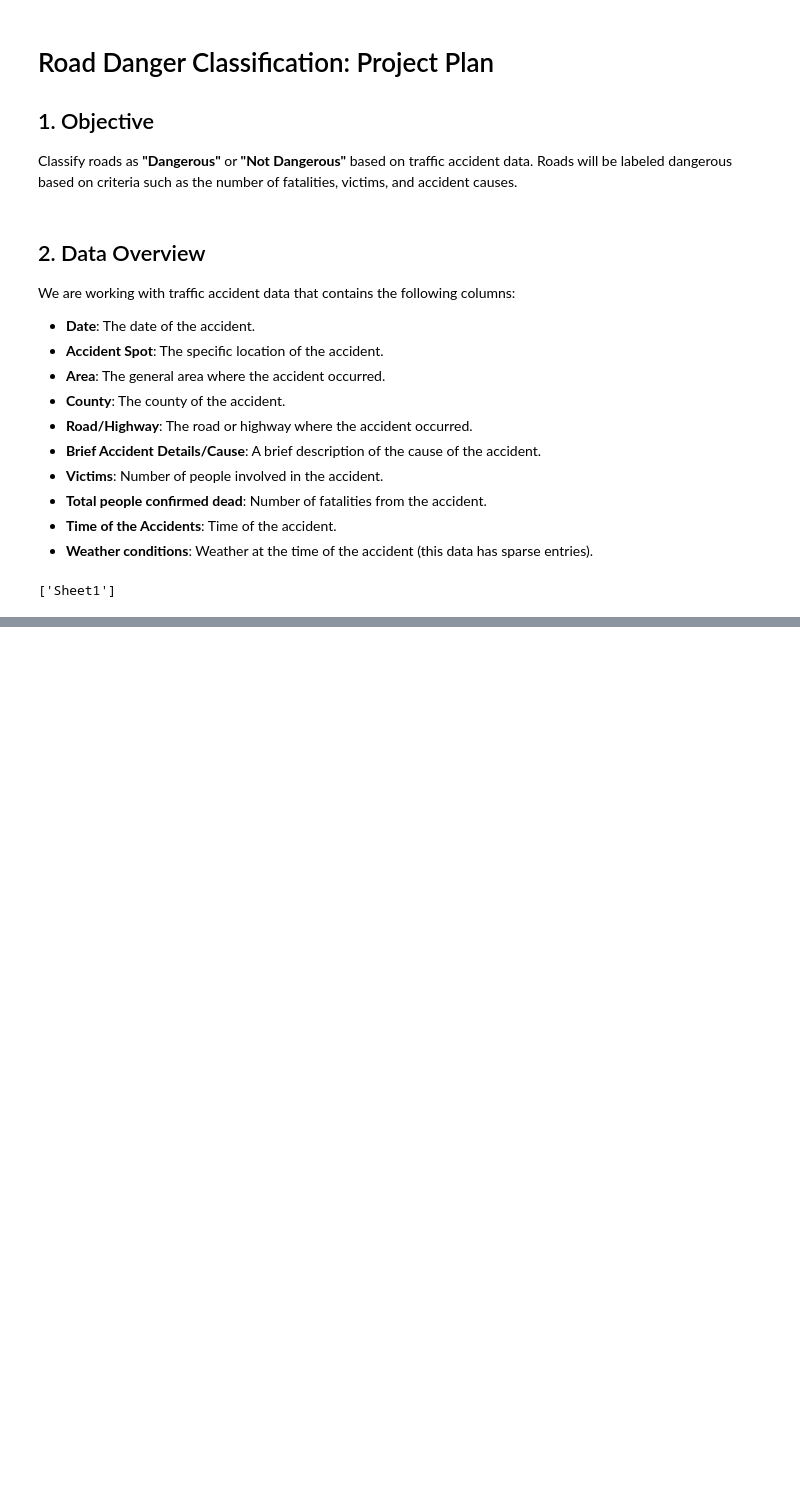
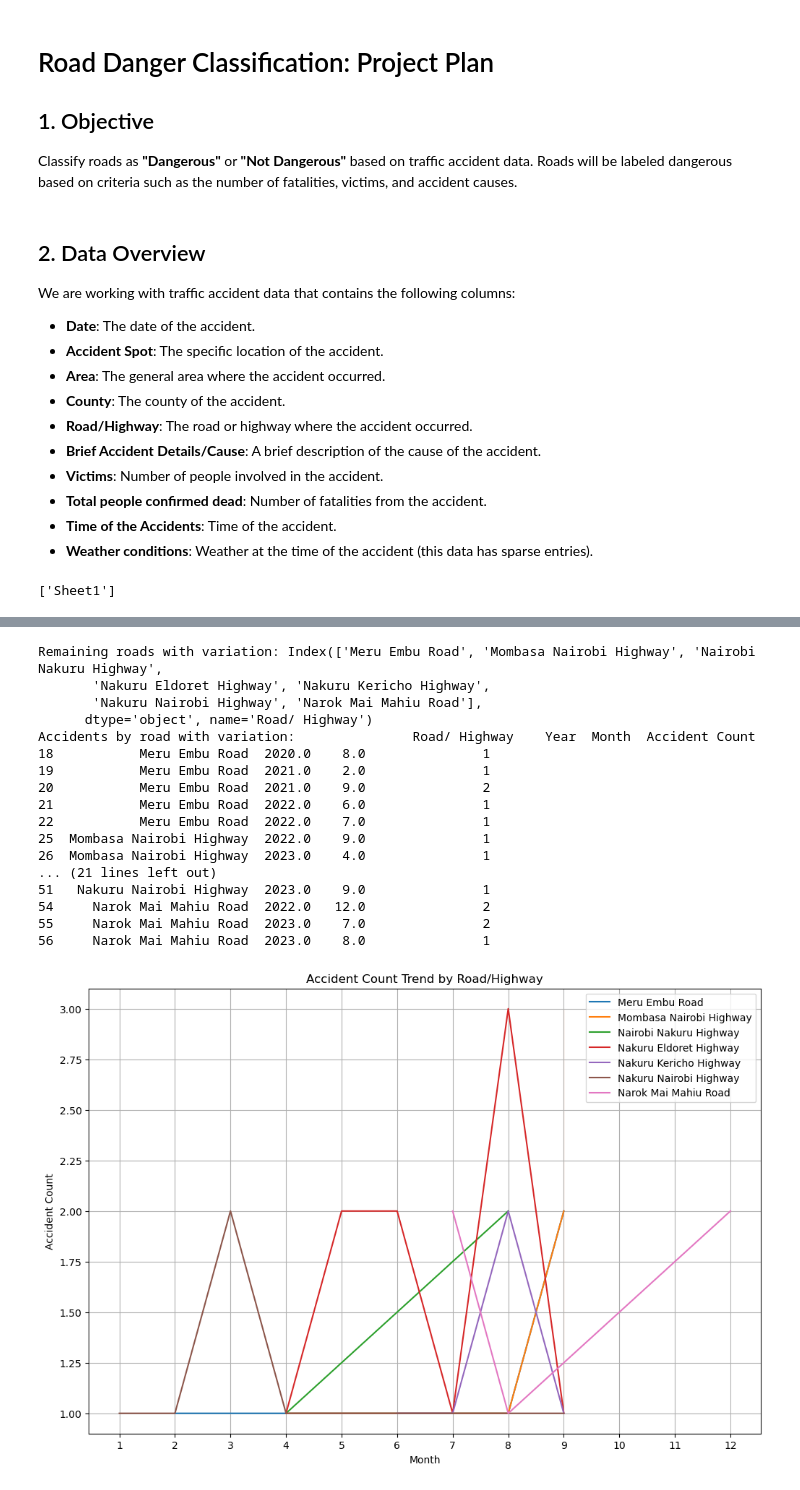
Before and after one commit to Rontim/Knowledge-Based-System, a Jupyter notebook: CAT/Traffic/model.ipynb, the cells around one changed output, grey strips where cells are left out. Cells and saved outputs as stored; diff of their text form; code cells hidden in the pictures; blank space fills up the shorter version.

```diff
--- a/CAT/Traffic/model.ipynb
+++ b/CAT/Traffic/model.ipynb
@@ -42,0 +255,17 @@ traffic_df.head()
+# %%
+# Cleaning Area, County, Accident Spot, and Road/ Highway
+traffic_df['Road/ Highway'] = traffic_df['Road/ Highway'].str.strip().str.title()
+traffic_df['Area'] = traffic_df['Area'].str.lower().str.strip()
+traffic_df['County'] = traffic_df['County'].str.lower().str.strip()
+traffic_df['Accident Spot'] = traffic_df['Accident Spot'].str.lower().str.strip()
+
+
+# Raod/ Highway has one missing value and we cannot fill it with the mode since it is a unique value so we will drop the row
+traffic_df = traffic_df.dropna(subset=['Road/ Highway'])
+
+
+# Lets remove duplicates in County
+
+traffic_df['County'] = traffic_df['County'].str.lower().map(county_mapping)
+
+traffic_df['Road/ Highway'] = traffic_df['Road/ Highway'].map(road_mapping)
@@ -42,0 +306,55 @@ traffic_df.head()
+# %%
+# Step 1: Create a copy of the DataFrame for investigation
+traffic_df_copy = traffic_df.copy()
+
+# Step 2: Convert 'Date' to datetime format
+traffic_df_copy['Date'] = pd.to_datetime(traffic_df_copy['Date'], errors='coerce')
+
+# Step 3: Extract year and month for trend analysis
+traffic_df_copy['Year'] = traffic_df_copy['Date'].dt.year
+traffic_df_copy['Month'] = traffic_df_copy['Date'].dt.month
+
+# Step 4: Group by Road/Highway and Date to get accident counts over time
+accidents_by_road = traffic_df_copy.groupby(['Road/ Highway', 'Year', 'Month']).size().reset_index(name='Accident Count')
+
+# Step 5: Identify roads with no variation in accident counts (constant accident count over time)
+roads_with_variation = accidents_by_road.groupby('Road/ Highway')['Accident Count'].nunique()
+roads_with_variation = roads_with_variation[roads_with_variation > 1].index
+
+# Step 6: Filter out roads with no variation
+accidents_by_road_with_variation = accidents_by_road[accidents_by_road['Road/ Highway'].isin(roads_with_variation)]
+
+# Step 7: Check the results
+print(f"Remaining roads with variation: {roads_with_variation}")
+print(f"Accidents by road with variation: {accidents_by_road_with_variation}")
+
+
+# Step 8: Plot the trend for each road with variation
+plt.figure(figsize=(12, 8))
+sns.lineplot(data=accidents_by_road_with_variation, x='Month', y='Accident Count', hue='Road/ Highway')
+plt.title('Accident Count Trend by Road/Highway')
+plt.xlabel('Month')
+plt.ylabel('Accident Count')
+plt.xticks(range(1, 13))
+plt.grid(True)
+plt.legend(loc='upper right')
+plt.show()
+# %% [output]
+Remaining roads with variation: Index(['Meru Embu Road', 'Mombasa Nairobi Highway', 'Nairobi Nakuru Highway',
+       'Nakuru Eldoret Highway', 'Nakuru Kericho Highway',
+       'Nakuru Nairobi Highway', 'Narok Mai Mahiu Road'],
+      dtype='object', name='Road/ Highway')
+Accidents by road with variation:               Road/ Highway    Year  Month  Accident Count
+18           Meru Embu Road  2020.0    8.0               1
+19           Meru Embu Road  2021.0    2.0               1
+20           Meru Embu Road  2021.0    9.0               2
+21           Meru Embu Road  2022.0    6.0               1
+22           Meru Embu Road  2022.0    7.0               1
+25  Mombasa Nairobi Highway  2022.0    9.0               1
+26  Mombasa Nairobi Highway  2023.0    4.0               1
+... (21 lines left out)
+51   Nakuru Nairobi Highway  2023.0    9.0               1
+54     Narok Mai Mahiu Road  2022.0   12.0               2
+55     Narok Mai Mahiu Road  2023.0    7.0               2
+56     Narok Mai Mahiu Road  2023.0    8.0               1
+[figure, added]
```
Also changed, not shown: parts of 24 cells of this notebook, 12 other files.
